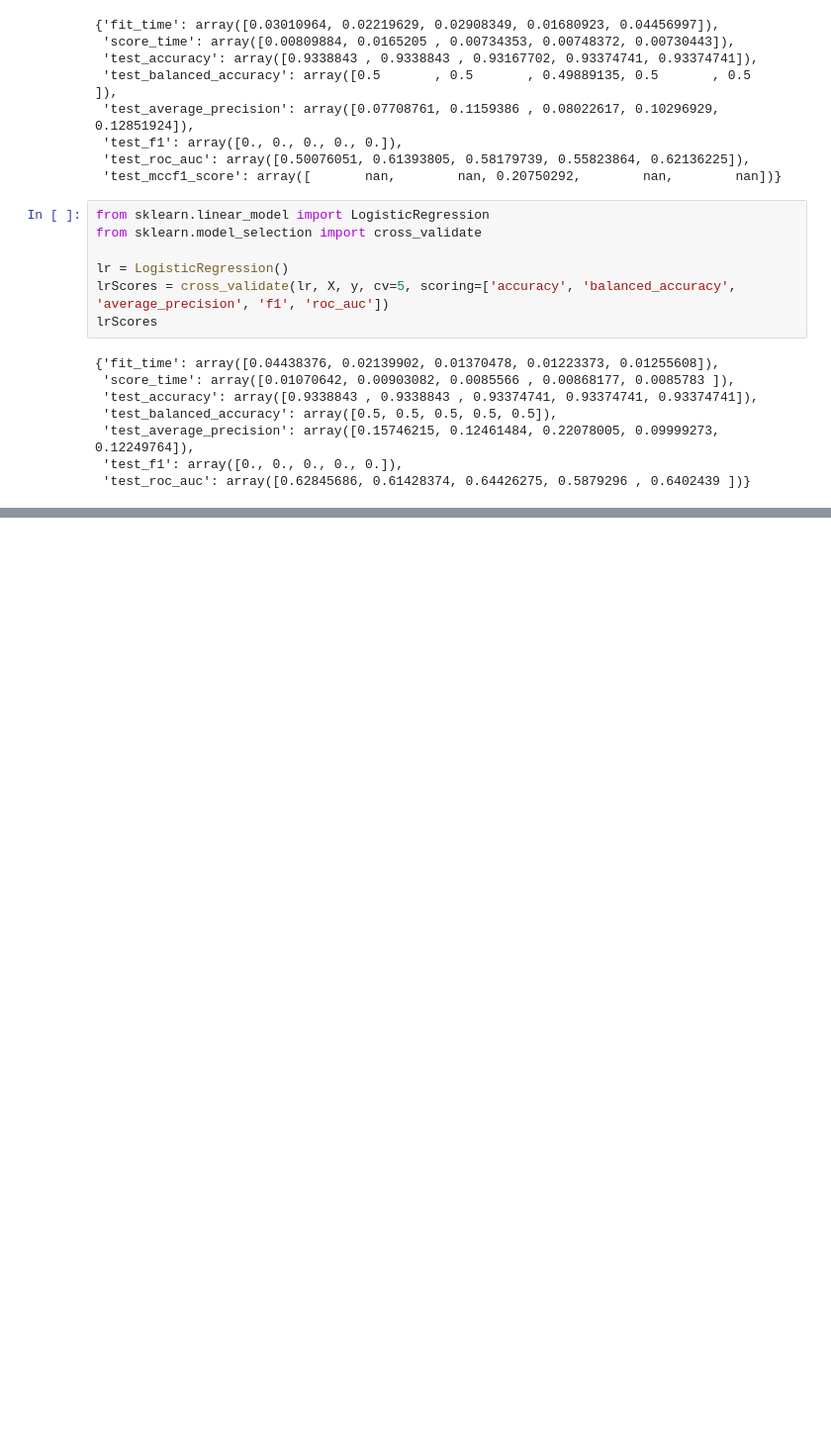
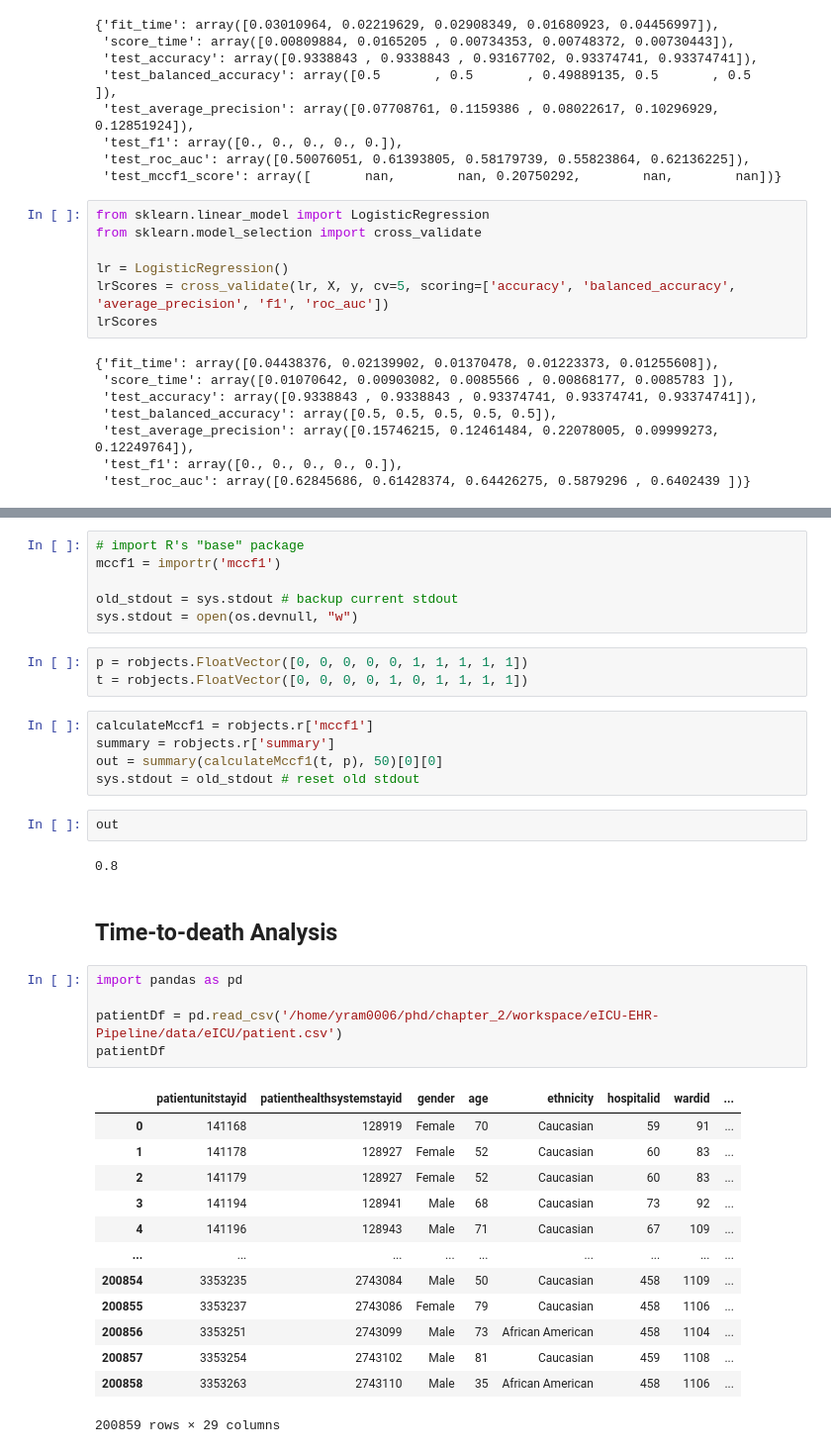
Before and after one commit to ryashpal/eICU-EHR-Pipeline, a Jupyter notebook: notebooks/testing.ipynb, the cells around one changed output, grey strips where cells are left out. Shown: that part at 99% size. Cells and saved outputs as stored; diff of their text form; blank space fills up the shorter version.

```diff
--- a/notebooks/testing.ipynb
+++ b/notebooks/testing.ipynb
@@ -517,0 +526,39 @@ lrScores
+# %%
+# import R's "base" package
+mccf1 = importr('mccf1')
+
+old_stdout = sys.stdout # backup current stdout
+sys.stdout = open(os.devnull, "w")
+# %%
+p = robjects.FloatVector([0, 0, 0, 0, 0, 1, 1, 1, 1, 1])
+t = robjects.FloatVector([0, 0, 0, 0, 1, 0, 1, 1, 1, 1])
+# %%
+calculateMccf1 = robjects.r['mccf1']
+summary = robjects.r['summary']
+out = summary(calculateMccf1(t, p), 50)[0][0]
+sys.stdout = old_stdout # reset old stdout
+# %%
+out
+# %% [output]
+0.8
+# %% [markdown]
+## Time-to-death Analysis
+# %%
+import pandas as pd
+
+patientDf = pd.read_csv('/home/yram0006/phd/chapter_2/workspace/eICU-EHR-Pipeline/data/eICU/patient.csv')
+patientDf
+# %% [output]
+|  | patientunitstayid | patienthealthsystemstayid | gender | age | ethnicity | hospitalid | wardid | ... |
+| 0 | 141168 | 128919 | Female | 70 | Caucasian | 59 | 91 | ... |
+| 1 | 141178 | 128927 | Female | 52 | Caucasian | 60 | 83 | ... |
+| 2 | 141179 | 128927 | Female | 52 | Caucasian | 60 | 83 | ... |
+| 3 | 141194 | 128941 | Male | 68 | Caucasian | 73 | 92 | ... |
+| 4 | 141196 | 128943 | Male | 71 | Caucasian | 67 | 109 | ... |
+| ... | ... | ... | ... | ... | ... | ... | ... | ... |
+| 200854 | 3353235 | 2743084 | Male | 50 | Caucasian | 458 | 1109 | ... |
+| 200855 | 3353237 | 2743086 | Female | 79 | Caucasian | 458 | 1106 | ... |
+| 200856 | 3353251 | 2743099 | Male | 73 | African American | 458 | 1104 | ... |
+| 200857 | 3353254 | 2743102 | Male | 81 | Caucasian | 459 | 1108 | ... |
+| 200858 | 3353263 | 2743110 | Male | 35 | African American | 458 | 1106 | ... |
+200859 rows × 29 columns
```
Also changed, not shown: parts of 5 cells of this notebook, 5 other files.
